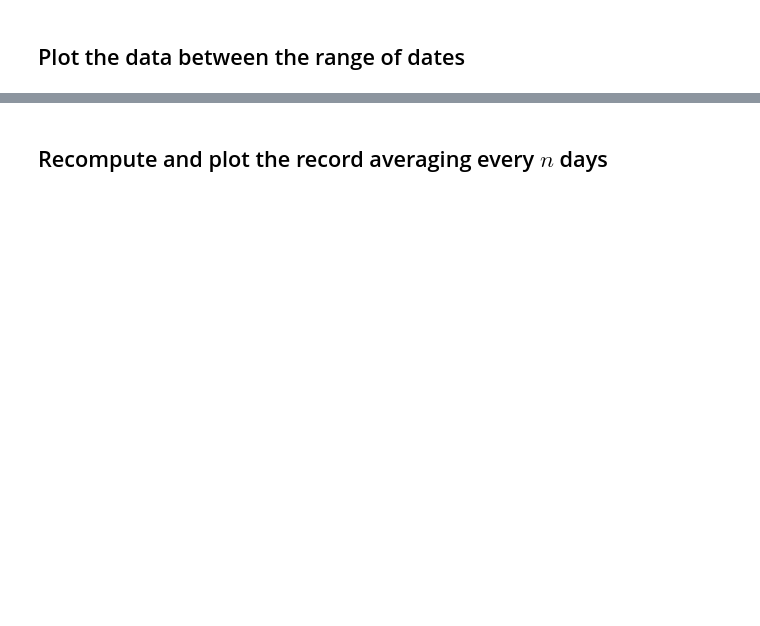
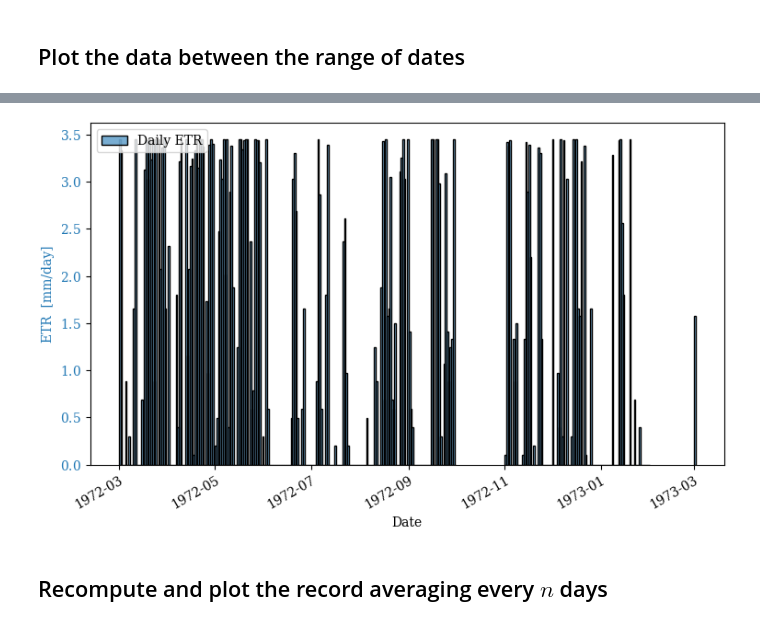
Before and after one commit to AppliedMechanics-EAFIT/irrigation_and_drainage_eng, a Jupyter notebook: notebooks/rainfall_record_processing.ipynb, the cells around one changed output, grey strips where cells are left out. Saved outputs shown, nothing was run; the diff lists cells and outputs as text; code cells hidden in the pictures; blank space fills up the shorter version.

```diff
--- a/notebooks/rainfall_record_processing.ipynb
+++ b/notebooks/rainfall_record_processing.ipynb
@@ -162,3 +180,21 @@ plt.show()
+# %%
+fig, ax1 = plt.subplots(figsize=(7.5, 4.5))
+
+# Daily ETR
+ax1.bar(df_range['date'], df_range['daily_ETR'], color=mpl.colors.to_rgba('C0', 0.6),
+        edgecolor='k', width=1, align='edge', label='Daily ETR')
+
+ax1.legend(loc='upper left')
+ax1.set_xlabel('Date')
+ax1.set_ylabel('ETR  [mm/day]', color='C0')
+
+fig.canvas.header_visible = False
+fig.canvas.toolbar_position = 'bottom'
+plt.setp(ax1.get_xticklabels(), rotation=30, ha="right", rotation_mode="anchor")
+plt.setp(ax1.get_yticklabels(), color='C0')
+plt.show()
+# %% [output]
+[figure, added]
 # %% [markdown]
 ## Recompute and plot the record averaging every $n$ days
 # %%
```
Also changed, not shown: parts of 11 cells of this notebook.
